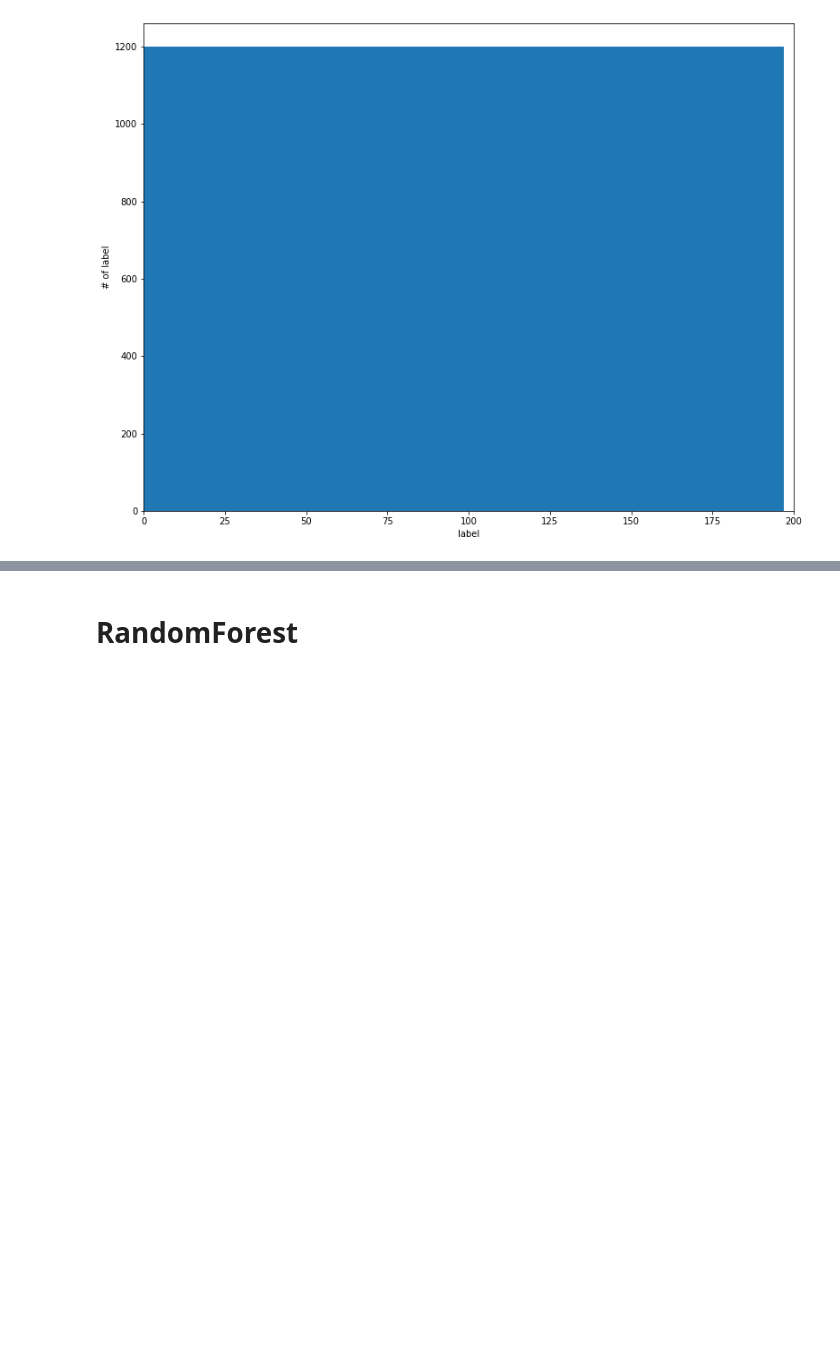
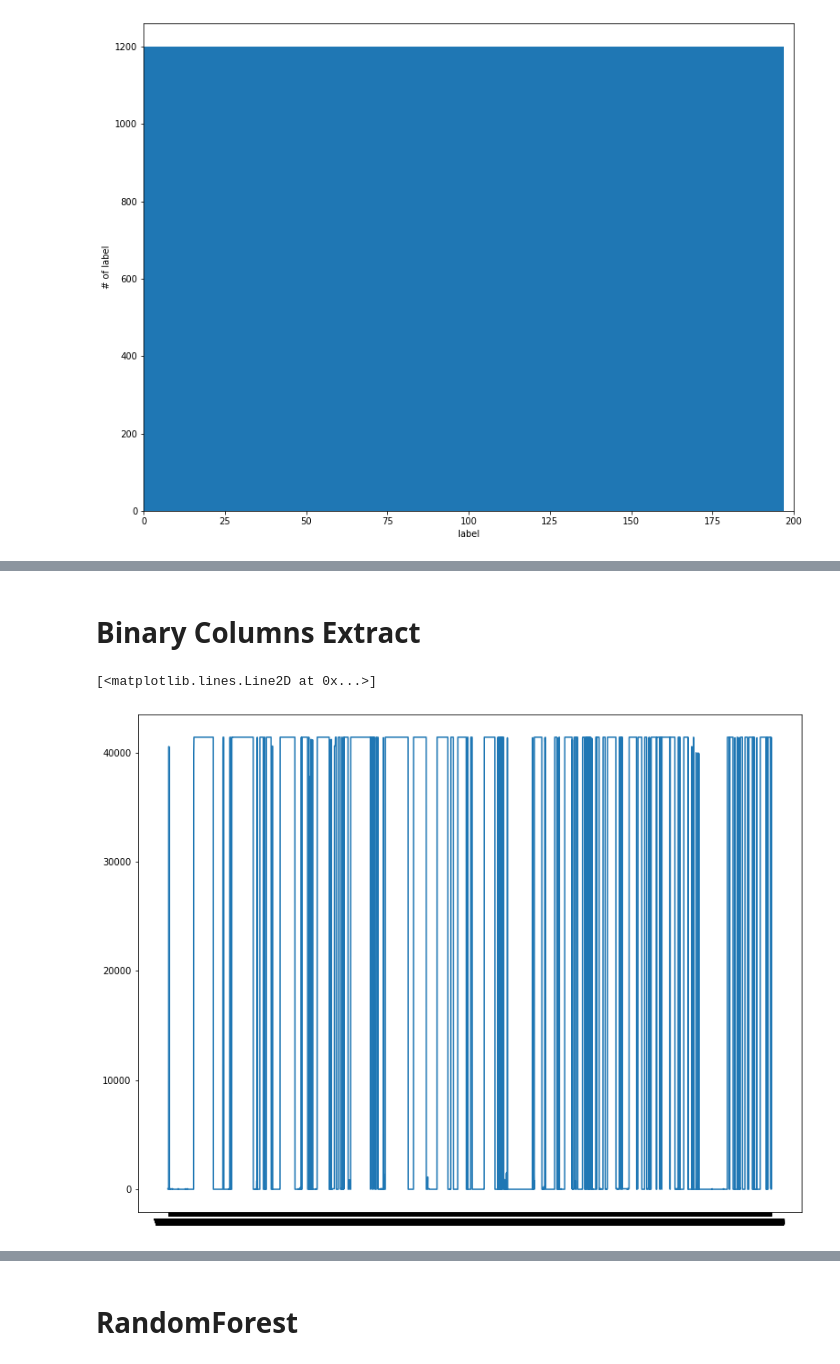
Before and after one commit to osmanturks/DACON, a Jupyter notebook: PrePro.ipynb, the cells around one changed output, grey strips where cells are left out. Saved outputs shown, nothing was run; the diff lists cells and outputs as text; code cells hidden in the pictures; blank space fills up the shorter version.

```diff
--- a/PrePro.ipynb
+++ b/PrePro.ipynb
@@ -167,0 +242,7 @@ plt.show()
+# %% [markdown]
+# Binary Columns Extract
+# %%
+plt.plot(train_data.isin([0,1]).sum())
+# %% [output]
+[<matplotlib.lines.Line2D at 0x...>]
+[figure, added]
```
Also changed, not shown: parts of 41 cells of this notebook.
